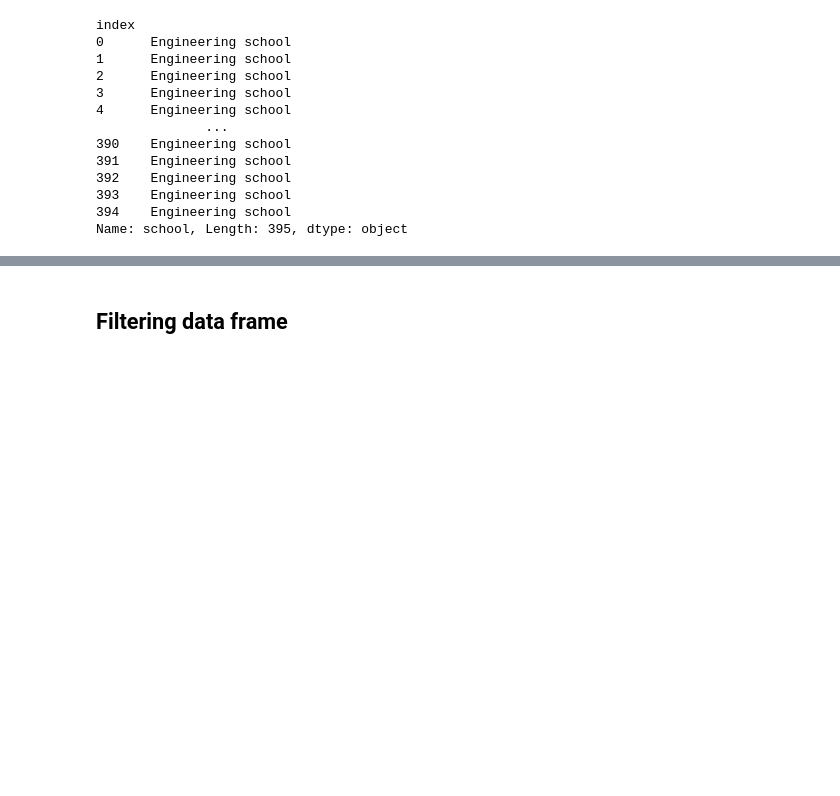
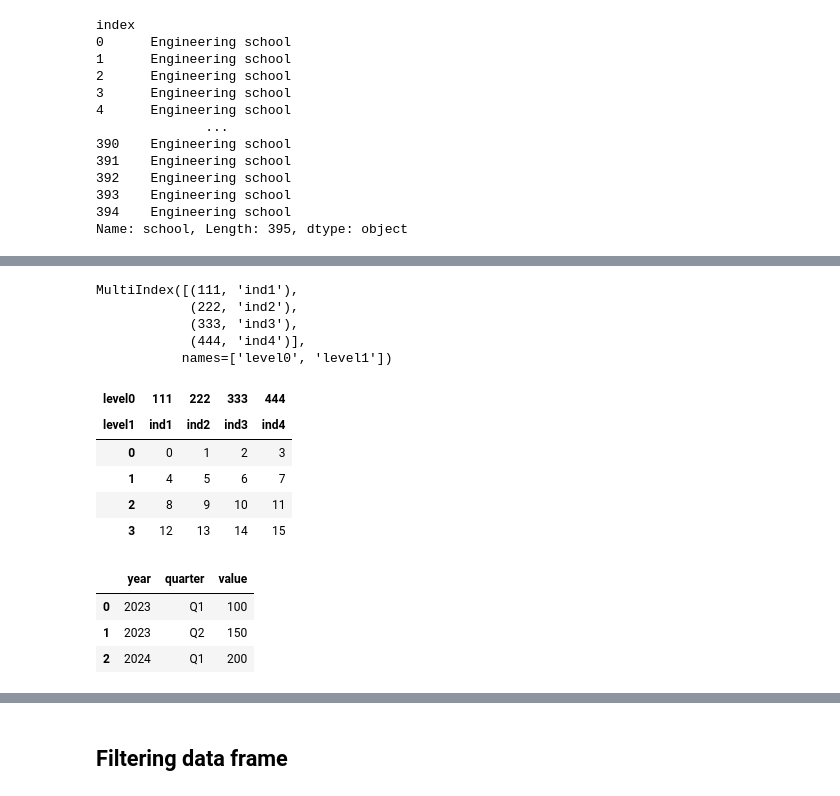
Before and after one commit to Segun228/Python_guides, a Jupyter notebook: t_pandas_guide/extended_pandas_guide.ipynb, the cells around one changed output, grey strips where cells are left out. Drawn from its saved outputs; the diff is of its cells as text; code cells hidden in the pictures; blank space fills up the shorter version.

```diff
--- a/t_pandas_guide/extended_pandas_guide.ipynb
+++ b/t_pandas_guide/extended_pandas_guide.ipynb
@@ -554,0 +764,34 @@ Name: school, Length: 395, dtype: object
+# %%
+data = [[111, 222, 333, 444], ["ind1", "ind2", "ind3", "ind4"]] # length should be equal
+mult_i = pd.MultiIndex.from_arrays(arrays=data, names=["level0", "level1"])
+mult_i
+# %% [output]
+MultiIndex([(111, 'ind1'),
+            (222, 'ind2'),
+            (333, 'ind3'),
+            (444, 'ind4')],
+           names=['level0', 'level1'])
+# %%
+mdf = pd.DataFrame(np.arange(16).reshape(4, 4), columns=mult_i)
+mdf
+# %% [output]
+| level0 | 111 | 222 | 333 | 444 |
+| level1 | ind1 | ind2 | ind3 | ind4 |
+| 0 | 0 | 1 | 2 | 3 |
+| 1 | 4 | 5 | 6 | 7 |
+| 2 | 8 | 9 | 10 | 11 |
+| 3 | 12 | 13 | 14 | 15 |
+# %%
+import pandas as pd
+
+df = pd.DataFrame({
+    'year': [2023, 2023, 2024],
+    'quarter': ['Q1', 'Q2', 'Q1'],
+    'value': [100, 150, 200]
+})
+df
+# %% [output]
+|  | year | quarter | value |
+| 0 | 2023 | Q1 | 100 |
+| 1 | 2023 | Q2 | 150 |
+| 2 | 2024 | Q1 | 200 |
```
Also changed, not shown: parts of 56 cells of this notebook.
